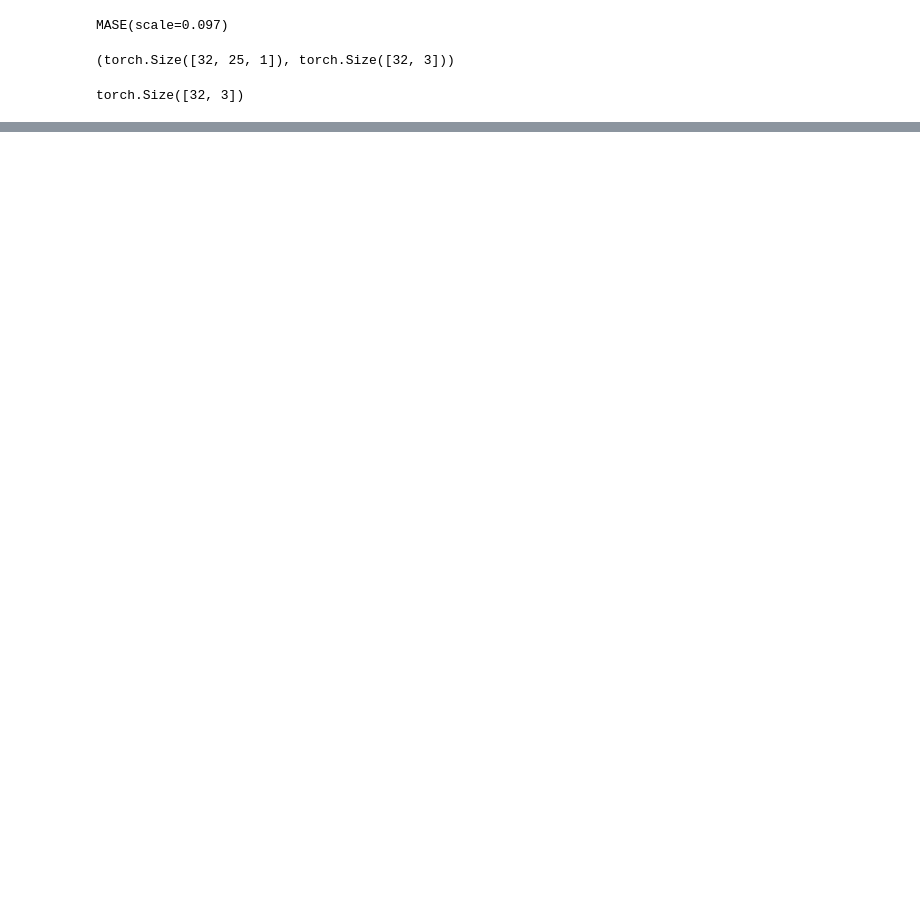
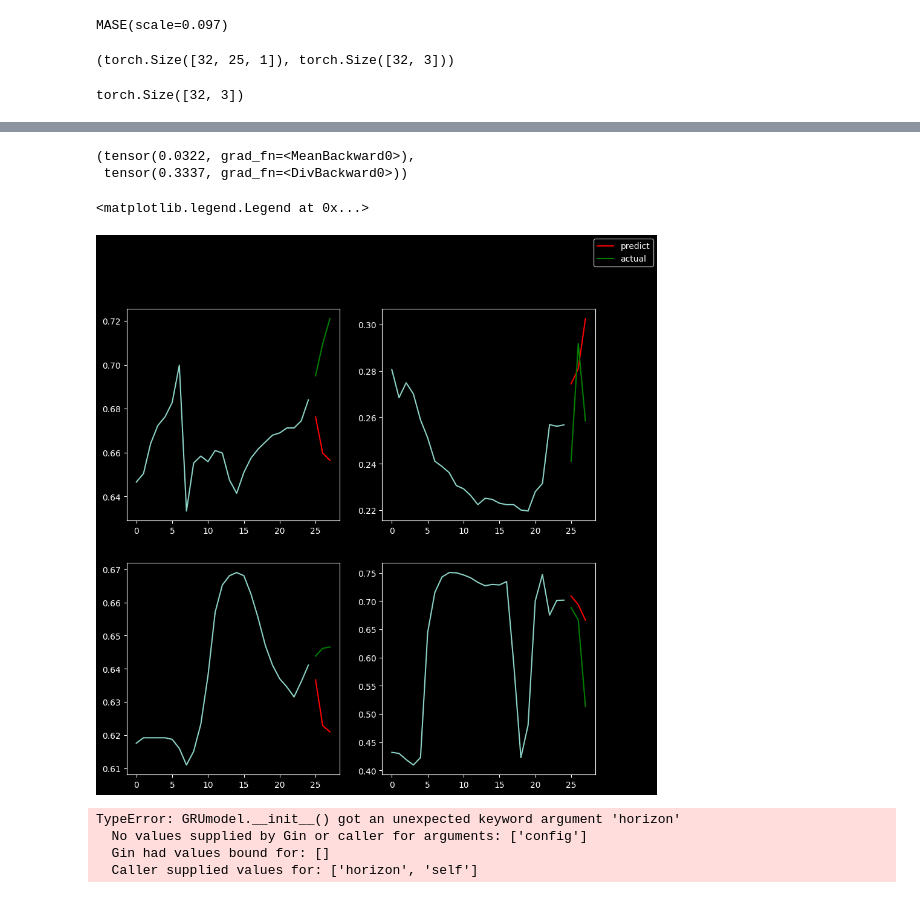
Before and after one commit to vdkley/ML22-roomtemp, a Jupyter notebook: notebooks/data_loading.ipynb, the cells around one changed output, grey strips where cells are left out. Cells and saved outputs as stored; diff of their text form; code cells hidden in the pictures; blank space fills up the shorter version.

```diff
--- a/notebooks/data_loading.ipynb
+++ b/notebooks/data_loading.ipynb
@@ -195,0 +268,18 @@ KeyboardInterrupt:
+# %%
+gin.parse_config_file("model.gin")
+
+observations = window_size - horizon
+model = rnn_models.BaseRNN(horizon=horizon)
+
+model = train_model.trainloop(
+    model=model,
+    metrics=[mase, mae],
+    learning_rate=1e-3,
+    train_dataloader=trainloader,
+    test_dataloader=testloader,
+    log_dir=log_dir,
+    train_steps=len(trainloader),
+    eval_steps=len(testloader),
+    patience=10,
+    factor=0.5
+)
@@ -195,0 +304,47 @@ KeyboardInterrupt:
+# %%
+x, y = next(iter(testloader))
+yhat = model(x)
+mae(y, yhat), mase(y, yhat)
+# %% [output]
+(tensor(0.0322, grad_fn=<MeanBackward0>),
+ tensor(0.3337, grad_fn=<DivBackward0>))
+# %%
+k = 4
+fig, ax = plt.subplots(2, 2, figsize=(10, 10))
+axs = ax.ravel()
+
+timesteps = x.shape[1]
+idx0 = [*range(timesteps)]
+idx1 = [(i + timesteps) for i in range(horizon)]
+for i in range(k):
+    axs[i].plot(idx0, x[i])
+    axs[i].plot(idx1, yhat[i].detach(), color="red", label="predict")
+    axs[i].plot(idx1, y[i], color="green", label="actual")
+handles, labels = axs[i].get_legend_handles_labels()
+fig.legend(handles, labels)
+# %% [output]
+<matplotlib.legend.Legend at 0x...>
+[figure, added]
+# %%
+gin.parse_config_file("model.gin")
+
+observations = window_size - horizon
+model = rnn_models.GRUmodel(horizon=horizon)
+
+model = train_model.trainloop(
+    model=model,
+    metrics=[mase, mae],
+    learning_rate=1e-3,
+    train_dataloader=trainloader,
+    test_dataloader=testloader,
+    log_dir=log_dir,
+    train_steps=len(trainloader),
+    eval_steps=len(testloader),
+    patience=10,
+    factor=0.5
+)
+# %% [output]
+TypeError: GRUmodel.__init__() got an unexpected keyword argument 'horizon'
+  No values supplied by Gin or caller for arguments: ['config']
+  Gin had values bound for: []
+  Caller supplied values for: ['horizon', 'self']
```
Also changed, not shown: parts of 11 cells of this notebook, 9 other files.
